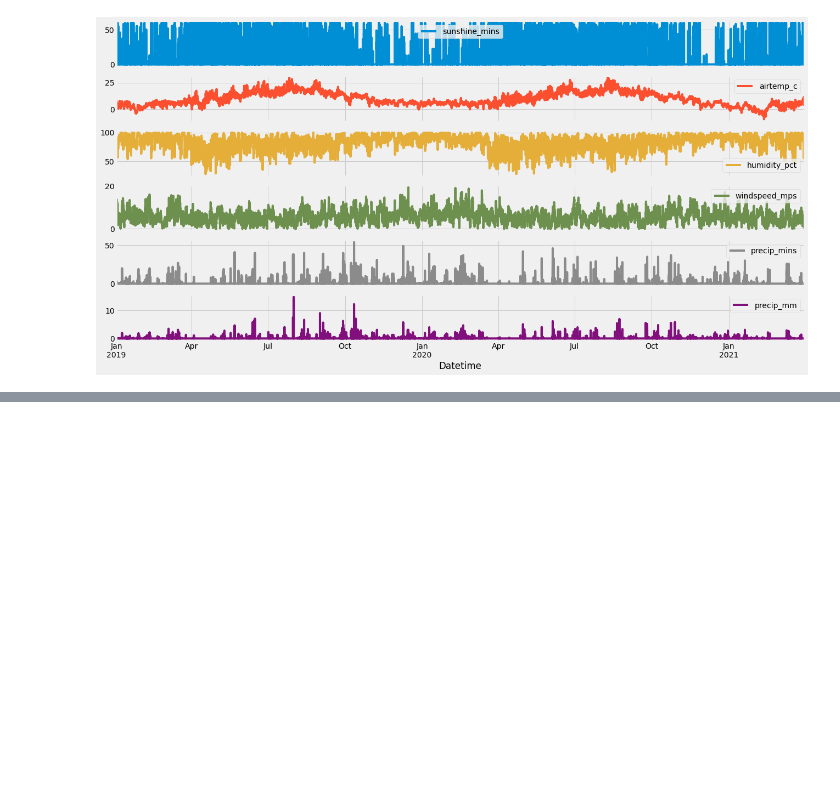
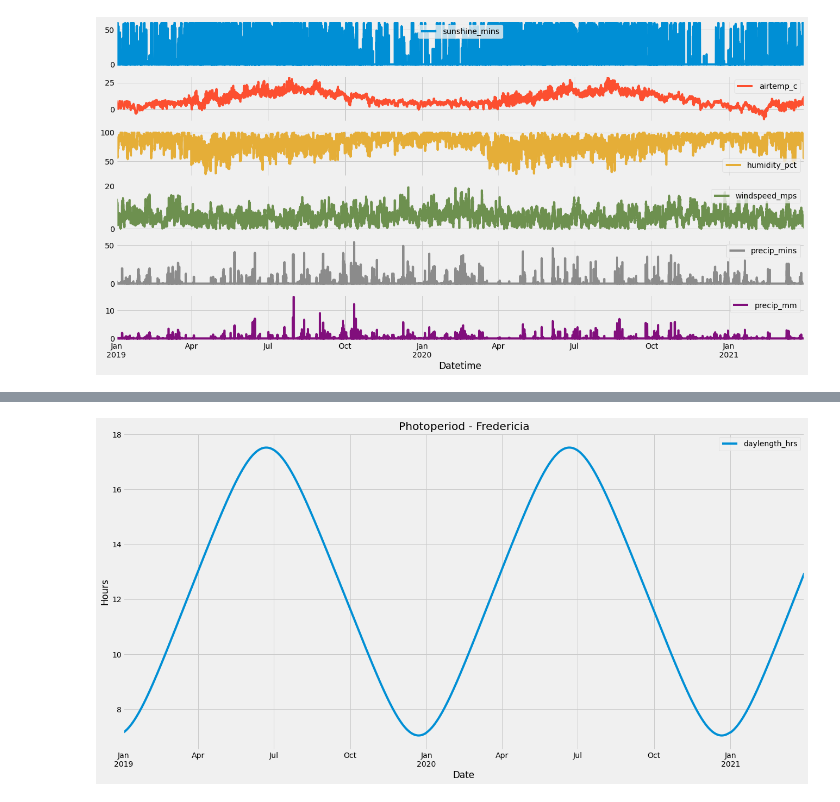
Before and after one commit to nbvanting/thesis, a Jupyter notebook: model/Data Preparation.ipynb, the cells around one changed output, grey strips where cells are left out. Drawn from its saved outputs; the diff is of its cells as text; code cells hidden in the pictures; blank space fills up the shorter version.

```diff
--- a/model/Data Preparation.ipynb
+++ b/model/Data Preparation.ipynb
@@ -188,0 +210,8 @@ stb_features = pd.merge(stb, weather, left_index=True, right_index=True)
+# %%
+daylengths.plot()
+plt.title('Photoperiod - Fredericia')
+plt.xlabel('Date')
+plt.ylabel('Hours')
+plt.show()
+# %% [output]
+[figure, added]
```
Also changed, not shown: parts of 10 cells of this notebook, 4 other files.
